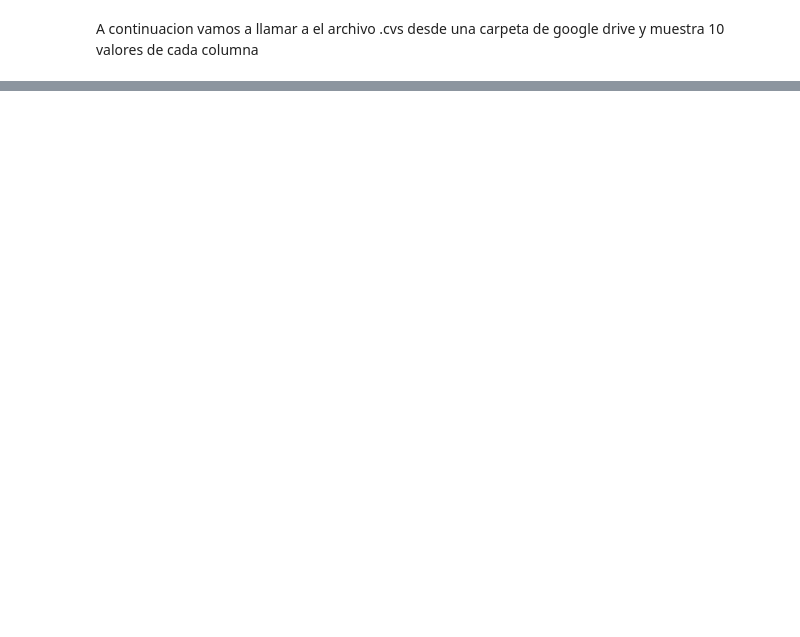
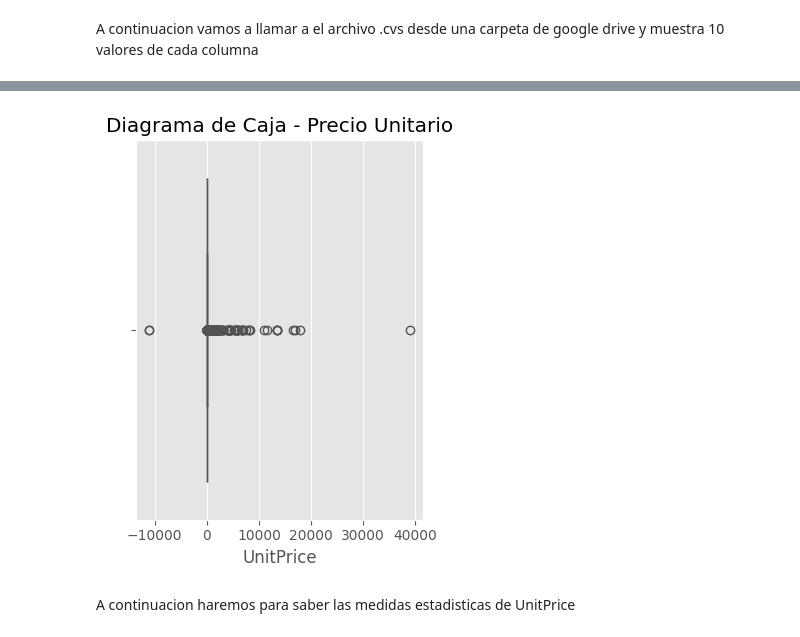
Before and after one commit to AlanBarria/Prueba_1_ML, a Jupyter notebook: Prueba_1_ML.ipynb, the cells around one changed output, grey strips where cells are left out. Saved outputs shown, nothing was run; the diff lists cells and outputs as text; code cells hidden in the pictures; blank space fills up the shorter version.

```diff
--- a/Prueba_1_ML.ipynb
+++ b/Prueba_1_ML.ipynb
@@ -86,0 +118,10 @@ Moda del precio unitario: 1.25
+# %%
+plt.subplot(1, 2, 2)
+sns.boxplot(x=df['UnitPrice'])  # Diagrama de caja para identificar outliers
+plt.title('Diagrama de Caja - Precio Unitario')
+plt.tight_layout()
+plt.show()
+# %% [output]
+[figure, added]
+# %% [markdown]
+A continuacion haremos para saber las medidas estadisticas de UnitPrice
```
Also changed, not shown: parts of 22 cells of this notebook.
